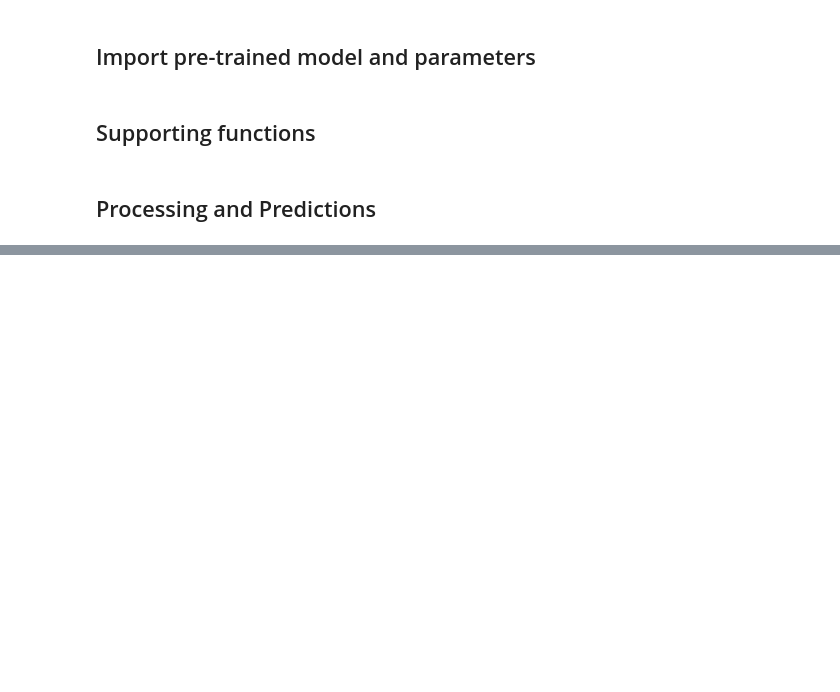
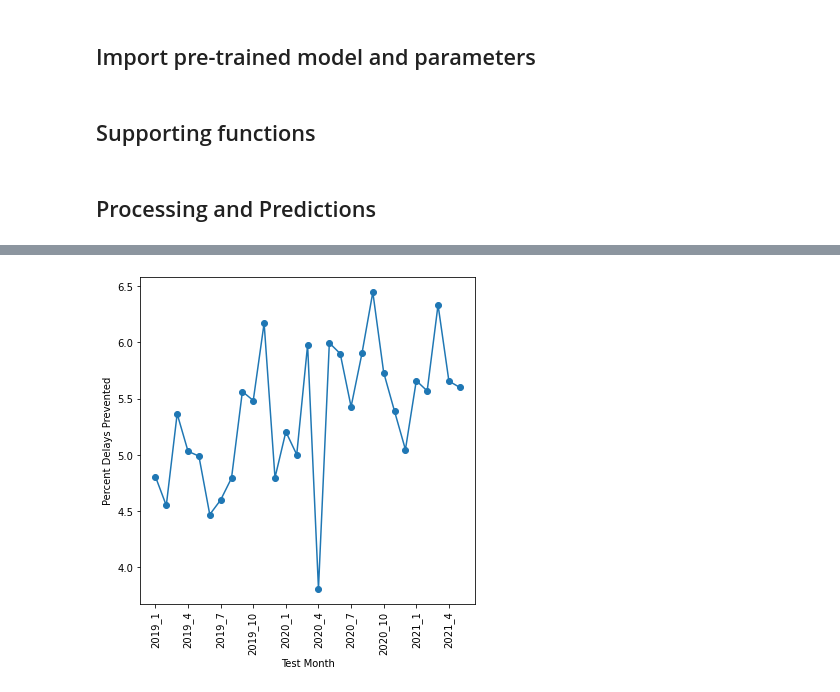
Before and after one commit to Tate-G/flight_delays, a Jupyter notebook: Flight_Delay_Predictor.ipynb, the cells around one changed output, grey strips where cells are left out. Saved outputs shown, nothing was run; the diff lists cells and outputs as text; code cells hidden in the pictures; blank space fills up the shorter version.

```diff
--- a/Flight_Delay_Predictor.ipynb
+++ b/Flight_Delay_Predictor.ipynb
@@ -159,0 +207,9 @@ On average 1 in 7 flights arrive 15 minutes late or more.
+# %%
+f,ax=plt.subplots(1,figsize=(6,6))
+plt.plot(metrics['Test_data'],100*metrics['Delays_Prevented'],'o-')
+plt.xticks(metrics['Test_data'][::3],rotation='vertical')
+ax.set_xlabel('Test Month')
+ax.set_ylabel('Percent Delays Prevented')
+plt.show()
+# %% [output]
+[figure, added]
```
Also changed, not shown: parts of 11 cells of this notebook, 1 other file.
